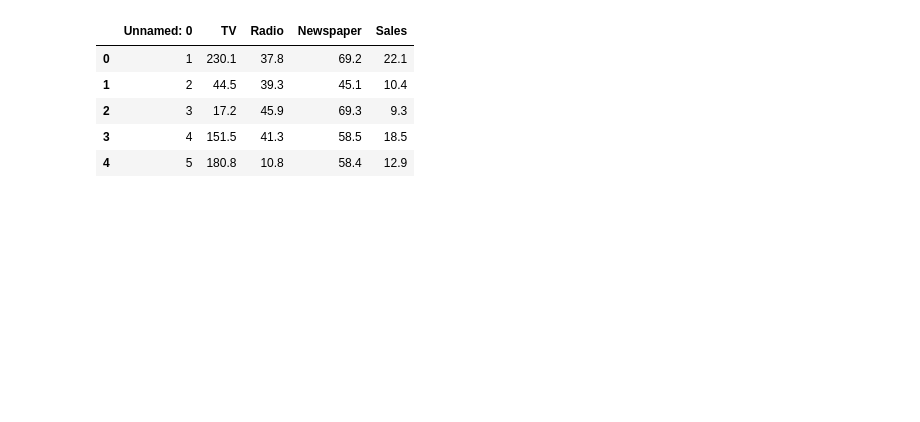
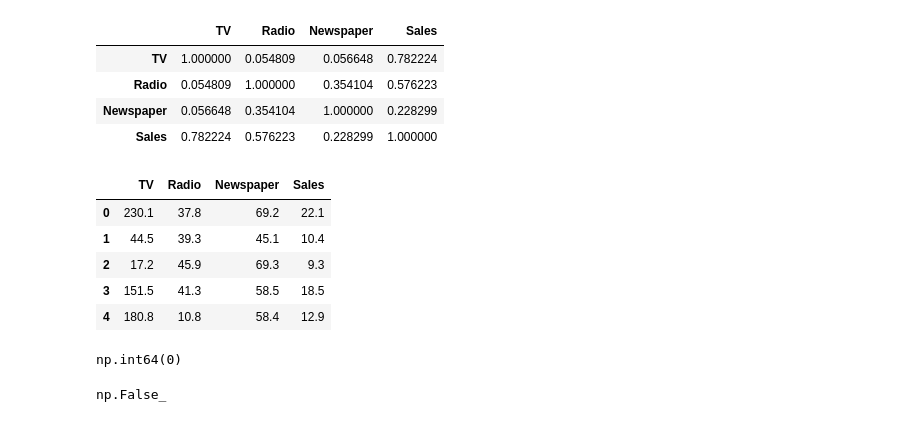
Before and after one commit to thaiantl-code/hocsau, a Jupyter notebook: LinearRegression.ipynb, the cells around one changed output. Cells and saved outputs as stored; diff of their text form; code cells hidden in the pictures; blank space fills up the shorter version.

```diff
--- a/LinearRegression.ipynb
+++ b/LinearRegression.ipynb
@@ -3,19 +3,36 @@
 # %%
 # Linear Regression Project
 import numpy as np
 import pandas as pd
 from sklearn.model_selection import train_test_split
 from sklearn.linear_model import LinearRegression
 from sklearn.metrics import mean_squared_error, r2_score
 import matplotlib.pyplot as plt
 
 df = pd.read_csv("https://raw.githubusercontent.com/thaiantl-code/hocsau/refs/heads/main/Advertising.csv")
+df = df.drop("Unnamed: 0", axis=1)#dataset co cột unmate là cột dữ liệu không phải feature nên xóa đi
 
-df.head()
+df.corr()# xác định tương quan giữa các cột để xác định feature--> chọn TV và radio
 # %% [output]
-|  | Unnamed: 0 | TV | Radio | Newspaper | Sales |
-| 0 | 1 | 230.1 | 37.8 | 69.2 | 22.1 |
-| 1 | 2 | 44.5 | 39.3 | 45.1 | 10.4 |
-| 2 | 3 | 17.2 | 45.9 | 69.3 | 9.3 |
-| 3 | 4 | 151.5 | 41.3 | 58.5 | 18.5 |
-| 4 | 5 | 180.8 | 10.8 | 58.4 | 12.9 |
+|  | TV | Radio | Newspaper | Sales |
+| TV | 1.000000 | 0.054809 | 0.056648 | 0.782224 |
+| Radio | 0.054809 | 1.000000 | 0.354104 | 0.576223 |
+| Newspaper | 0.056648 | 0.354104 | 1.000000 | 0.228299 |
+| Sales | 0.782224 | 0.576223 | 0.228299 | 1.000000 |
+# %%
+df.head()
+# %% [output]
+|  | TV | Radio | Newspaper | Sales |
+| 0 | 230.1 | 37.8 | 69.2 | 22.1 |
+| 1 | 44.5 | 39.3 | 45.1 | 10.4 |
+| 2 | 17.2 | 45.9 | 69.3 | 9.3 |
+| 3 | 151.5 | 41.3 | 58.5 | 18.5 |
+| 4 | 180.8 | 10.8 | 58.4 | 12.9 |
+# %%
+df.duplicated().sum() # kiem tra co duplicated khong
+# %% [output]
+np.int64(0)
+# %%
+df.isnull().values.any()# kiem tra co missing ko
+# %% [output]
+np.False_
```
Also changed, not shown: parts of 13 cells of this notebook.
